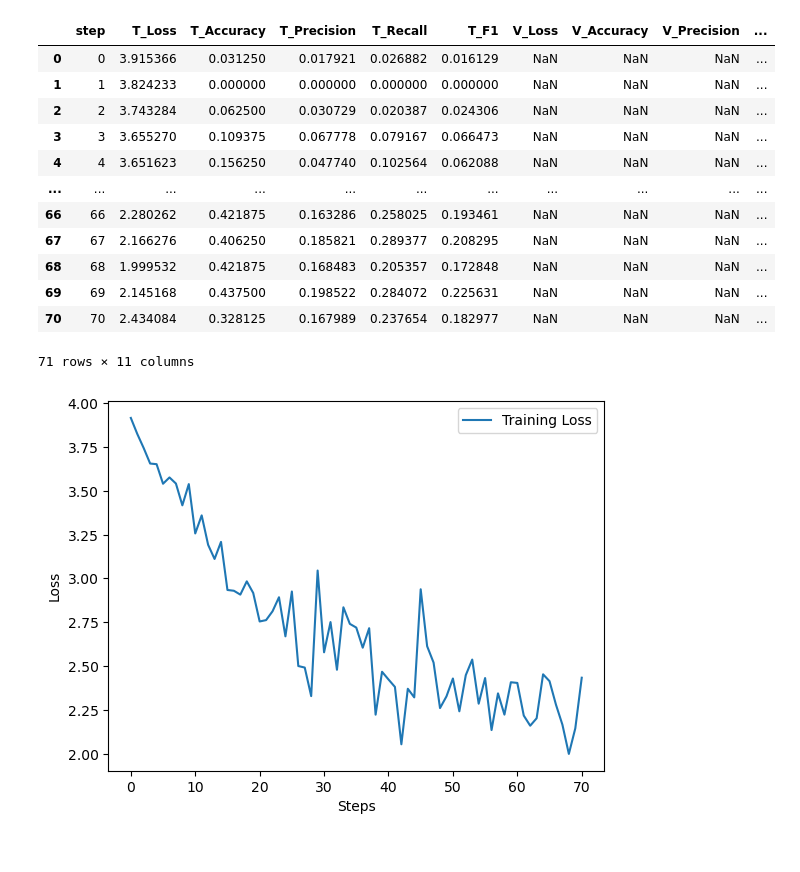
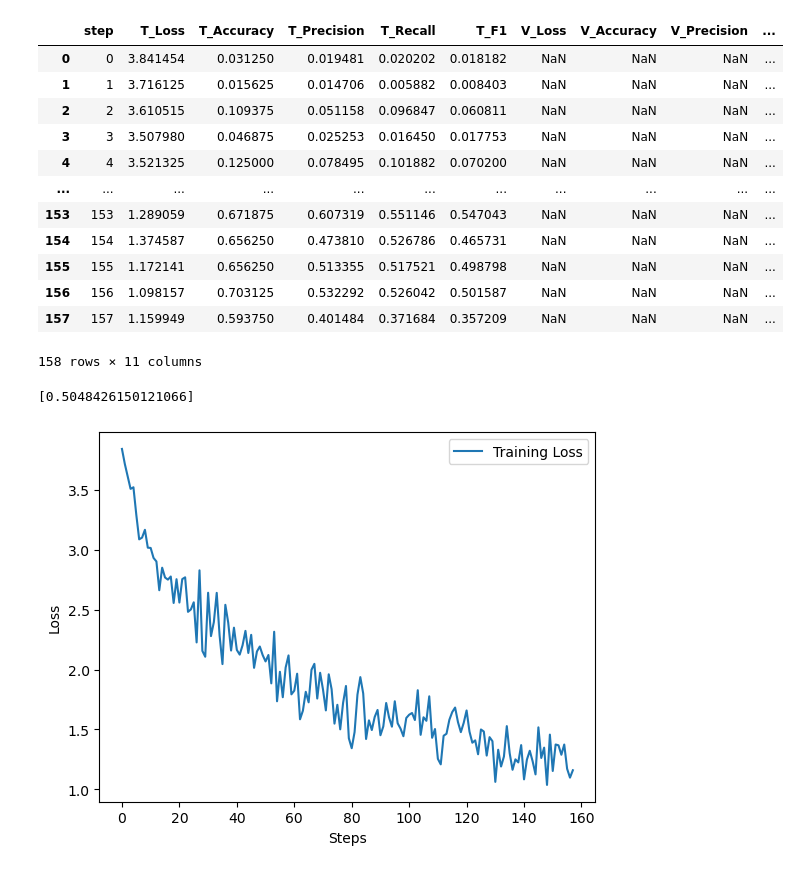
Before and after one commit to mehardsingh/point-transformer-cardinality-reduction, a Jupyter notebook: notebooks/plot_progress2.ipynb, the cells around one changed output. Cells and saved outputs as stored; diff of their text form; code cells hidden in the pictures.

```diff
--- a/notebooks/plot_progress2.ipynb
+++ b/notebooks/plot_progress2.ipynb
@@ -5,22 +5,23 @@ if "notebooks" == os.path.abspath('.')[-9:]: os.chdir("..")
 import pandas as pd
 import matplotlib.pyplot as plt
 # %%
-progress = pd.read_csv("outputs/pointnet/progress.csv")
+# progress = pd.read_csv("outputs/point_transformer/progress.csv")[:158]
+progress = pd.read_csv("outputs/pt_merged/progress.csv")
 progress
 # %% [output]
 |  | step | T_Loss | T_Accuracy | T_Precision | T_Recall | T_F1 | V_Loss | V_Accuracy | V_Precision | ... |
-| 0 | 0 | 3.915366 | 0.031250 | 0.017921 | 0.026882 | 0.016129 | NaN | NaN | NaN | ... |
-| 1 | 1 | 3.824233 | 0.000000 | 0.000000 | 0.000000 | 0.000000 | NaN | NaN | NaN | ... |
-| 2 | 2 | 3.743284 | 0.062500 | 0.030729 | 0.020387 | 0.024306 | NaN | NaN | NaN | ... |
-| 3 | 3 | 3.655270 | 0.109375 | 0.067778 | 0.079167 | 0.066473 | NaN | NaN | NaN | ... |
-| 4 | 4 | 3.651623 | 0.156250 | 0.047740 | 0.102564 | 0.062088 | NaN | NaN | NaN | ... |
+| 0 | 0 | 3.841454 | 0.031250 | 0.019481 | 0.020202 | 0.018182 | NaN | NaN | NaN | ... |
+| 1 | 1 | 3.716125 | 0.015625 | 0.014706 | 0.005882 | 0.008403 | NaN | NaN | NaN | ... |
+| 2 | 2 | 3.610515 | 0.109375 | 0.051158 | 0.096847 | 0.060811 | NaN | NaN | NaN | ... |
+| 3 | 3 | 3.507980 | 0.046875 | 0.025253 | 0.016450 | 0.017753 | NaN | NaN | NaN | ... |
+| 4 | 4 | 3.521325 | 0.125000 | 0.078495 | 0.101882 | 0.070200 | NaN | NaN | NaN | ... |
 | ... | ... | ... | ... | ... | ... | ... | ... | ... | ... | ... |
-| 66 | 66 | 2.280262 | 0.421875 | 0.163286 | 0.258025 | 0.193461 | NaN | NaN | NaN | ... |
-| 67 | 67 | 2.166276 | 0.406250 | 0.185821 | 0.289377 | 0.208295 | NaN | NaN | NaN | ... |
-| 68 | 68 | 1.999532 | 0.421875 | 0.168483 | 0.205357 | 0.172848 | NaN | NaN | NaN | ... |
-| 69 | 69 | 2.145168 | 0.437500 | 0.198522 | 0.284072 | 0.225631 | NaN | NaN | NaN | ... |
-| 70 | 70 | 2.434084 | 0.328125 | 0.167989 | 0.237654 | 0.182977 | NaN | NaN | NaN | ... |
+| 153 | 153 | 1.289059 | 0.671875 | 0.607319 | 0.551146 | 0.547043 | NaN | NaN | NaN | ... |
+| 154 | 154 | 1.374587 | 0.656250 | 0.473810 | 0.526786 | 0.465731 | NaN | NaN | NaN | ... |
+| 155 | 155 | 1.172141 | 0.656250 | 0.513355 | 0.517521 | 0.498798 | NaN | NaN | NaN | ... |
+| 156 | 156 | 1.098157 | 0.703125 | 0.532292 | 0.526042 | 0.501587 | NaN | NaN | NaN | ... |
+| 157 | 157 | 1.159949 | 0.593750 | 0.401484 | 0.371684 | 0.357209 | NaN | NaN | NaN | ... |
-71 rows × 11 columns
+158 rows × 11 columns
 # %%
 train_steps = list(progress["step"])
 train_loss = list(progress["T_Loss"])
@@ -33,6 +34,10 @@ val_loss = list(progress["V_Loss"][val_steps])
 val_acc = list(progress["V_Accuracy"][val_steps])
 val_f1 = list(progress["V_Precision"][val_steps])
 val_f1 = list(progress["V_Recall"][val_steps])
+
+print(val_acc)
+# %% [output]
+[0.5048426150121066]
 # %%
 plt.plot(train_steps, train_loss, label='Training Loss')
 plt.xlabel('Steps')
@@ -40,7 +45,7 @@ plt.ylabel('Loss')
 plt.legend()
 plt.show()
 # %% [output]
-[figure, old version]
+[figure, new version]
 # %%
 plt.plot(val_steps, val_loss, label='Validation Loss')
 plt.xlabel('Steps')
```
Also changed, not shown: parts of 3 cells of this notebook, 12 other files.
